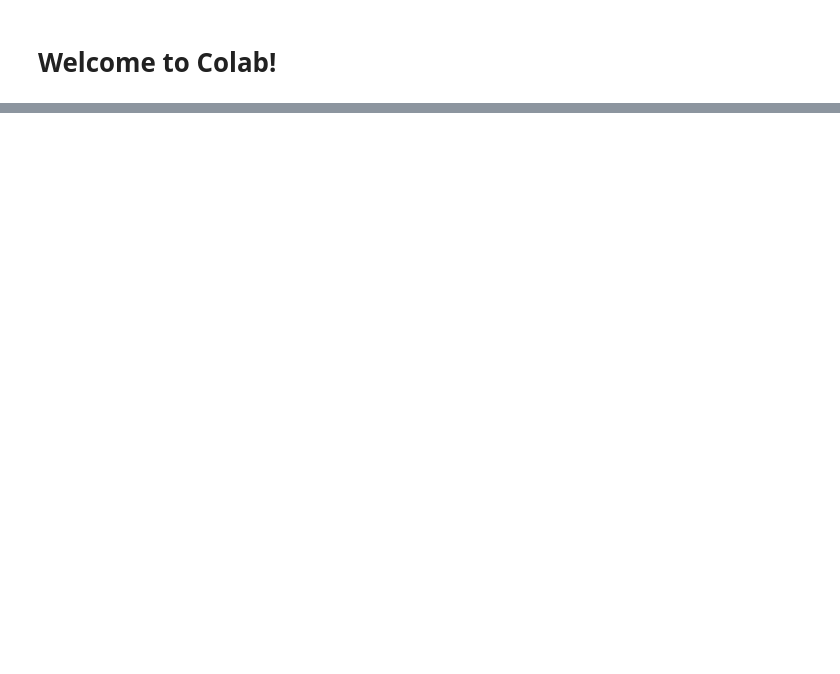
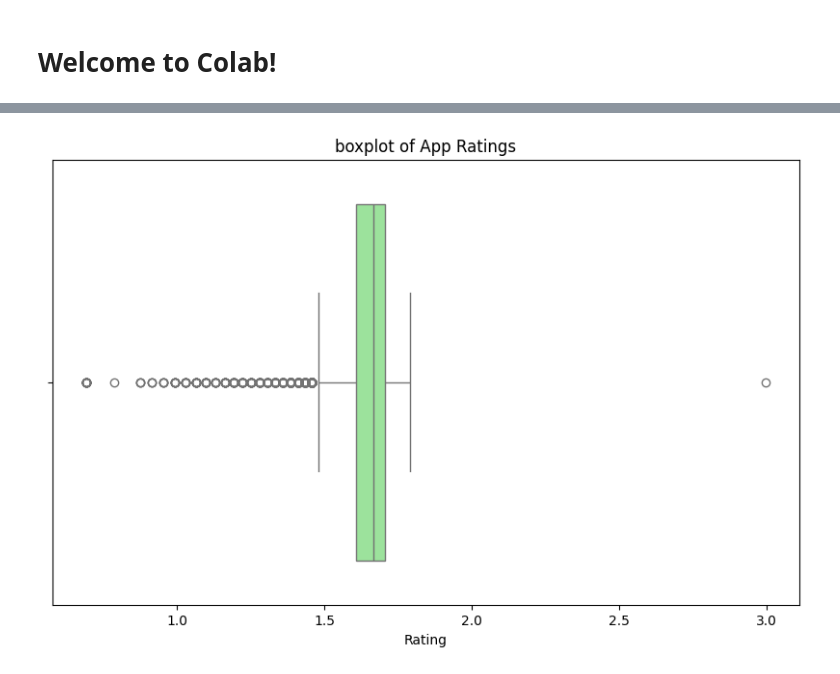
Before and after one commit to ashwinsas07-coder/Data-Alalytics-Python, a Jupyter notebook: Welcome_To_Colab.ipynb, the cells around one changed output, grey strips where cells are left out. Cells and saved outputs as stored; diff of their text form; code cells hidden in the pictures; blank space fills up the shorter version.

```diff
--- a/Welcome_To_Colab.ipynb
+++ b/Welcome_To_Colab.ipynb
@@ -481,0 +131,12 @@ dtype: int64
+# %%
+data['Rating']=np.log1p(data['Rating'])
+# %%
+import seaborn as sns
+import matplotlib.pyplot as plt
+plt.figure(figsize=(10,6))
+sns.boxplot(x='Rating',data=data,color='lightgreen')
+plt.title('boxplot of App Ratings')
+plt.xlabel('Rating')
+plt.show()
+# %% [output]
+[figure, added]
```
Also changed, not shown: parts of 58 cells of this notebook.
